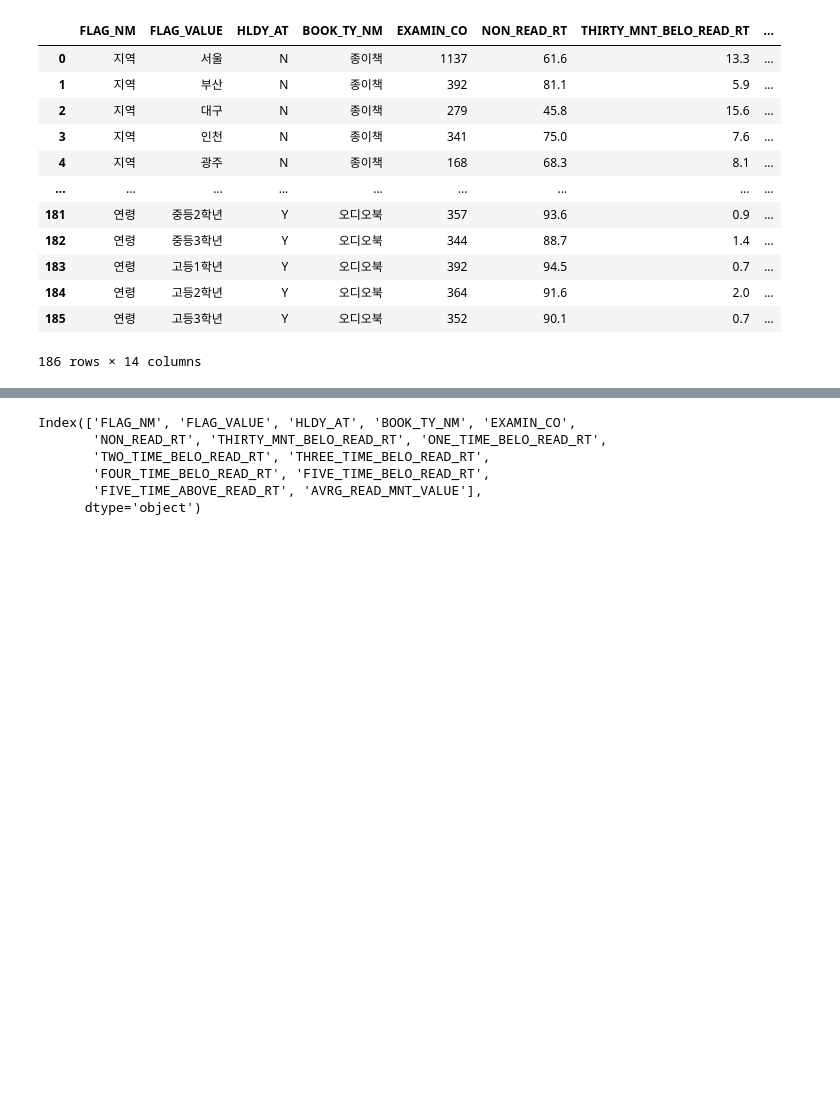
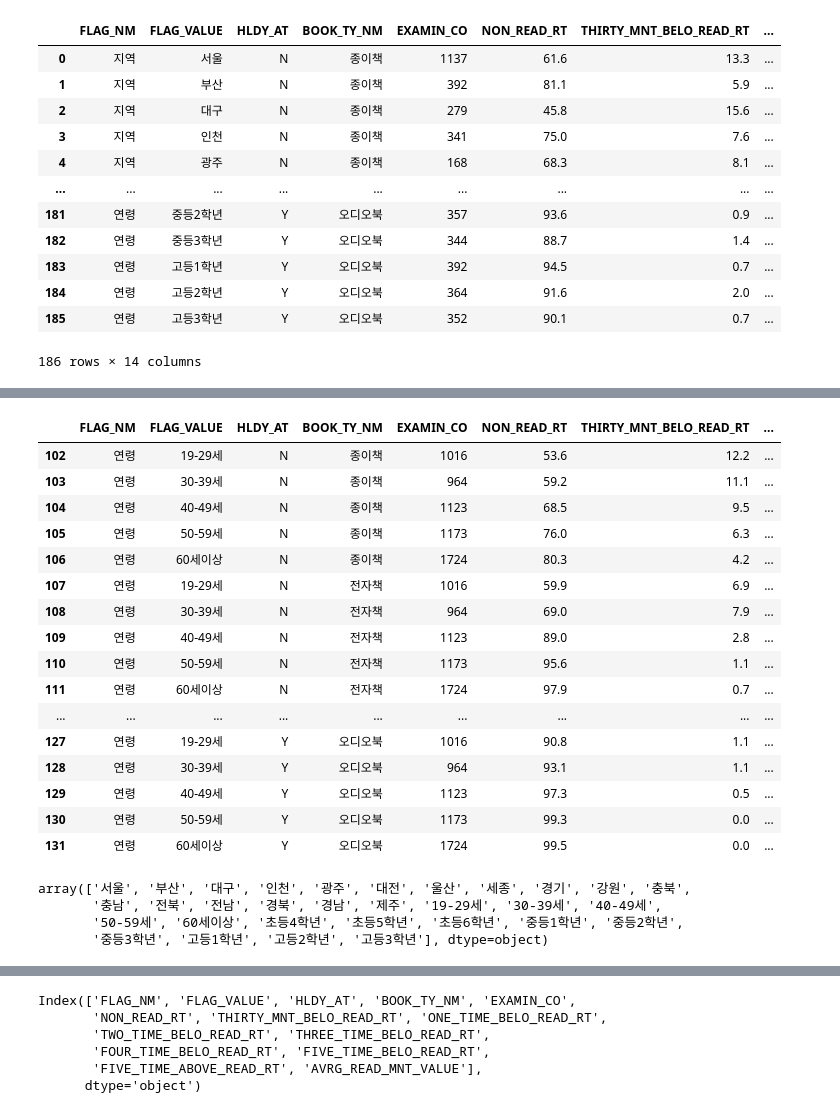
Before and after one commit to YoonGeonSON/streamlit-read-book, a Jupyter notebook: grade_read_book.ipynb, the cells around one changed output, grey strips where cells are left out. Drawn from its saved outputs; the diff is of its cells as text; code cells hidden in the pictures; blank space fills up the shorter version.

```diff
--- a/grade_read_book.ipynb
+++ b/grade_read_book.ipynb
@@ -20,0 +57,28 @@ df
+# %%
+df10 = df.loc[df["FLAG_VALUE"].isin(['19-29세', '30-39세', '40-49세','50-59세', '60세이상'])]
+df10
+# %% [output]
+|  | FLAG_NM | FLAG_VALUE | HLDY_AT | BOOK_TY_NM | EXAMIN_CO | NON_READ_RT | THIRTY_MNT_BELO_READ_RT | ... |
+| 102 | 연령 | 19-29세 | N | 종이책 | 1016 | 53.6 | 12.2 | ... |
+| 103 | 연령 | 30-39세 | N | 종이책 | 964 | 59.2 | 11.1 | ... |
+| 104 | 연령 | 40-49세 | N | 종이책 | 1123 | 68.5 | 9.5 | ... |
+| 105 | 연령 | 50-59세 | N | 종이책 | 1173 | 76.0 | 6.3 | ... |
+| 106 | 연령 | 60세이상 | N | 종이책 | 1724 | 80.3 | 4.2 | ... |
+| 107 | 연령 | 19-29세 | N | 전자책 | 1016 | 59.9 | 6.9 | ... |
+| 108 | 연령 | 30-39세 | N | 전자책 | 964 | 69.0 | 7.9 | ... |
+| 109 | 연령 | 40-49세 | N | 전자책 | 1123 | 89.0 | 2.8 | ... |
+| 110 | 연령 | 50-59세 | N | 전자책 | 1173 | 95.6 | 1.1 | ... |
+| 111 | 연령 | 60세이상 | N | 전자책 | 1724 | 97.9 | 0.7 | ... |
+| ... | ... | ... | ... | ... | ... | ... | ... | ... |
+| 127 | 연령 | 19-29세 | Y | 오디오북 | 1016 | 90.8 | 1.1 | ... |
+| 128 | 연령 | 30-39세 | Y | 오디오북 | 964 | 93.1 | 1.1 | ... |
+| 129 | 연령 | 40-49세 | Y | 오디오북 | 1123 | 97.3 | 0.5 | ... |
+| 130 | 연령 | 50-59세 | Y | 오디오북 | 1173 | 99.3 | 0.0 | ... |
+| 131 | 연령 | 60세이상 | Y | 오디오북 | 1724 | 99.5 | 0.0 | ... |
+# %%
+df["FLAG_VALUE"].unique()
+# %% [output]
+array(['서울', '부산', '대구', '인천', '광주', '대전', '울산', '세종', '경기', '강원', '충북',
+       '충남', '전북', '전남', '경북', '경남', '제주', '19-29세', '30-39세', '40-49세',
+       '50-59세', '60세이상', '초등4학년', '초등5학년', '초등6학년', '중등1학년', '중등2학년',
+       '중등3학년', '고등1학년', '고등2학년', '고등3학년'], dtype=object)
```
Also changed, not shown: parts of 14 cells of this notebook.
